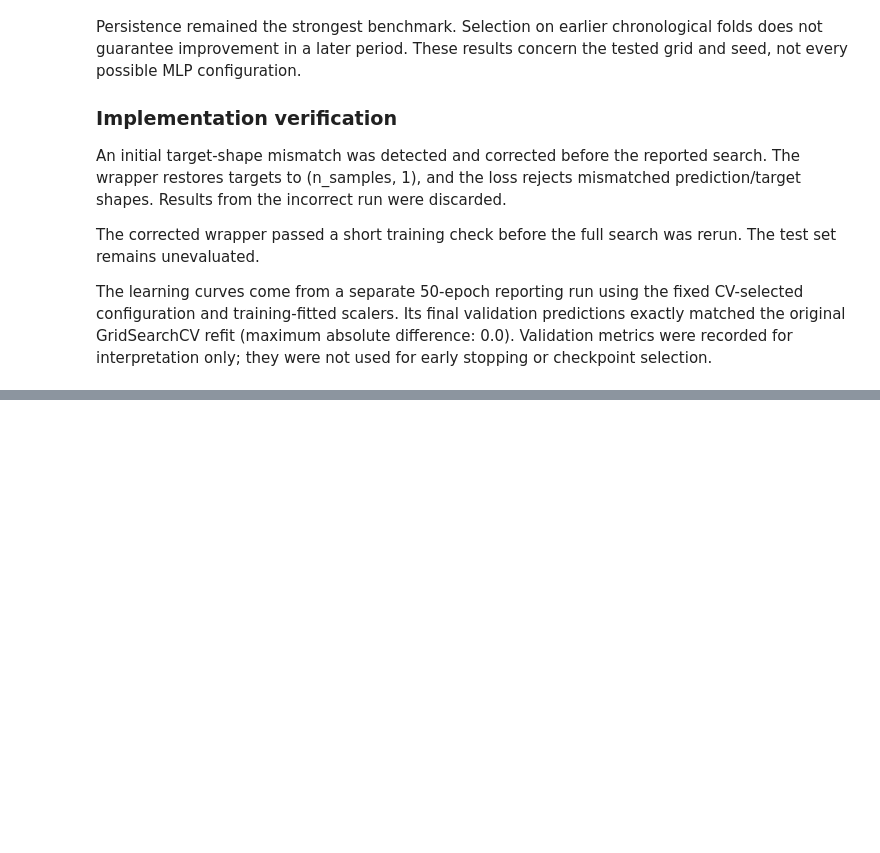
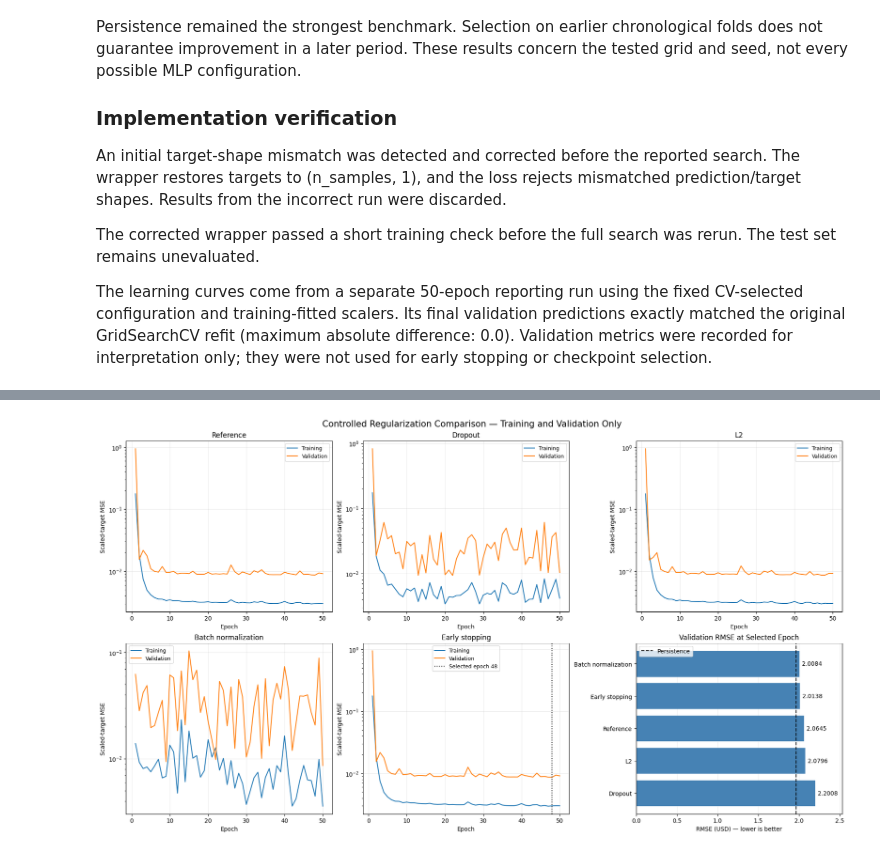
Before and after one commit to soulaimane-22/Deep-Learning-Lab1, a Jupyter notebook: notebooks/01_regression.ipynb, the cells around one changed output, grey strips where cells are left out. Saved outputs shown, nothing was run; the diff lists cells and outputs as text; code cells hidden in the pictures; blank space fills up the shorter version.

Commit message:
Complete regression regularization and frozen test evaluation

```diff
--- a/notebooks/01_regression.ipynb
+++ b/notebooks/01_regression.ipynb
@@ -2120,0 +2532,77 @@ TODO: implement and document this section.
+# %%
+fig, axes = plt.subplots(
+    2, 3, figsize=(18, 10), constrained_layout=True
+)
+axes = axes.ravel()
+
+for ax, experiment in zip(axes[:5], experiments):
+    name = experiment["name"]
+    result = regularization_runs[name]
+    experiment_history = result["history"]
+
+    ax.plot(
+        experiment_history["epoch"],
+        experiment_history["train_loss"],
+        label="Training",
+    )
+    ax.plot(
+        experiment_history["epoch"],
+        experiment_history["validation_loss"],
+        label="Validation",
+    )
+
+    if experiment["early_stopping"]:
+        ax.axvline(
+            result["selected_epoch"],
+            color="black",
+            linestyle=":",
+            label=f"Selected epoch {result['selected_epoch']}",
+        )
+
+    ax.set_title(name)
+    ax.set_xlabel("Epoch")
+    ax.set_ylabel("Scaled-target MSE")
+    ax.set_yscale("log")
+    ax.grid(alpha=0.25)
+    ax.legend(fontsize=9)
+
+comparison_plot = regularization_comparison.sort_values(
+    "validation_RMSE"
+)
+
+bars = axes[5].barh(
+    comparison_plot["experiment"],
+    comparison_plot["validation_RMSE"],
+    color="steelblue",
+)
+
+axes[5].invert_yaxis()
+axes[5].bar_label(bars, fmt="%.4f", padding=4)
+axes[5].axvline(
+    persistence_results.loc["validation", "RMSE"],
+    color="black",
+    linestyle="--",
+    label="Persistence",
+)
+axes[5].set_xlim(
+    0, comparison_plot["validation_RMSE"].max() * 1.15
+)
+axes[5].set_title("Validation RMSE at Selected Epoch")
+axes[5].set_xlabel("RMSE (USD) — lower is better")
+axes[5].grid(axis="x", alpha=0.25)
+axes[5].set_axisbelow(True)
+axes[5].legend()
+
+fig.suptitle(
+    "Controlled Regularization Comparison — Training and Validation Only",
+    fontsize=15,
+)
+
+fig.savefig(
+    PLOT_DIR / "aapl_regularization_comparison.png",
+    dpi=160,
+    bbox_inches="tight",
+)
+plt.show()
+# %% [output]
+[figure, added]
```
Also changed, not shown: parts of 17 cells of this notebook, 14 other files.
